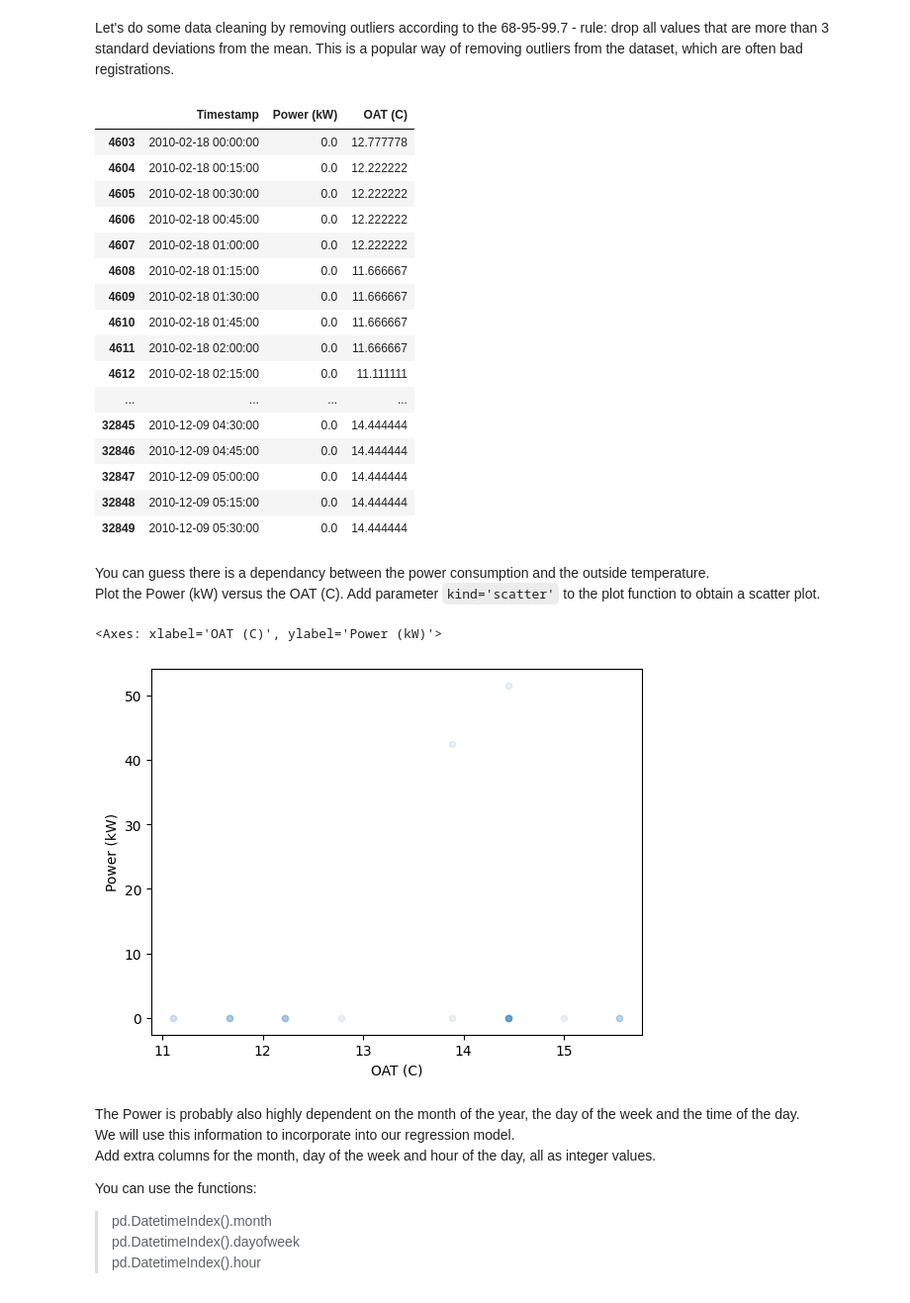
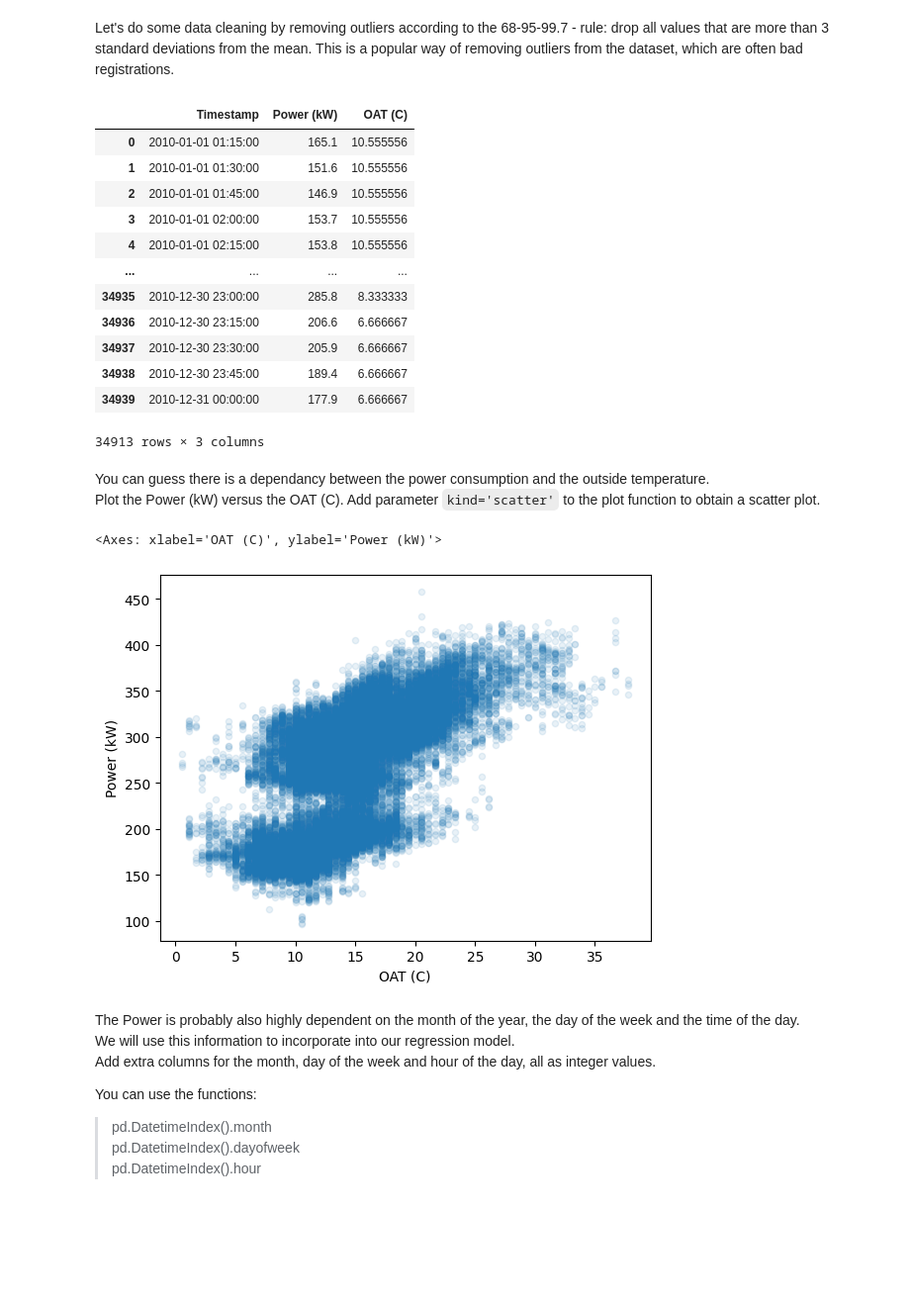
Before and after one commit to HOGENT-ML/course, a Jupyter notebook: 220-exercise_building_oat.ipynb, the cells around one changed output. Shown at 99% size. Cells and saved outputs as stored; diff of their text form; code cells hidden in the pictures; blank space fills up the shorter version.

```diff
--- a/220-exercise_building_oat.ipynb
+++ b/220-exercise_building_oat.ipynb
@@ -111,26 +111,22 @@ print(std)
 Let's do some data cleaning by removing outliers according to the 68-95-99.7 - rule: drop all values that are more than 3 standard deviations from the mean.
 This is a popular way of removing outliers from the dataset, which are often bad registrations.
 # %%
-oats = oats[(oats["Power (kW)"] < mean + 3 * std) & (oats["Power (kW)"] < mean - 3 * std)]
+oats = oats[(oats["Power (kW)"] < mean + 3 * std) & (oats["Power (kW)"] > mean - 3 * std)]
 oats
 # %% [output]
 |  | Timestamp | Power (kW) | OAT (C) |
-| 4603 | 2010-02-18 00:00:00 | 0.0 | 12.777778 |
-| 4604 | 2010-02-18 00:15:00 | 0.0 | 12.222222 |
-| 4605 | 2010-02-18 00:30:00 | 0.0 | 12.222222 |
-| 4606 | 2010-02-18 00:45:00 | 0.0 | 12.222222 |
-| 4607 | 2010-02-18 01:00:00 | 0.0 | 12.222222 |
-| 4608 | 2010-02-18 01:15:00 | 0.0 | 11.666667 |
-| 4609 | 2010-02-18 01:30:00 | 0.0 | 11.666667 |
-| 4610 | 2010-02-18 01:45:00 | 0.0 | 11.666667 |
-| 4611 | 2010-02-18 02:00:00 | 0.0 | 11.666667 |
-| 4612 | 2010-02-18 02:15:00 | 0.0 | 11.111111 |
+| 0 | 2010-01-01 01:15:00 | 165.1 | 10.555556 |
+| 1 | 2010-01-01 01:30:00 | 151.6 | 10.555556 |
+| 2 | 2010-01-01 01:45:00 | 146.9 | 10.555556 |
+| 3 | 2010-01-01 02:00:00 | 153.7 | 10.555556 |
+| 4 | 2010-01-01 02:15:00 | 153.8 | 10.555556 |
 | ... | ... | ... | ... |
-| 32845 | 2010-12-09 04:30:00 | 0.0 | 14.444444 |
-| 32846 | 2010-12-09 04:45:00 | 0.0 | 14.444444 |
-| 32847 | 2010-12-09 05:00:00 | 0.0 | 14.444444 |
-| 32848 | 2010-12-09 05:15:00 | 0.0 | 14.444444 |
-| 32849 | 2010-12-09 05:30:00 | 0.0 | 14.444444 |
+| 34935 | 2010-12-30 23:00:00 | 285.8 | 8.333333 |
+| 34936 | 2010-12-30 23:15:00 | 206.6 | 6.666667 |
+| 34937 | 2010-12-30 23:30:00 | 205.9 | 6.666667 |
+| 34938 | 2010-12-30 23:45:00 | 189.4 | 6.666667 |
+| 34939 | 2010-12-31 00:00:00 | 177.9 | 6.666667 |
+34913 rows × 3 columns
 # %% [markdown]
 You can guess there is a dependancy between the power consumption and the outside temperature.
 Plot the Power (kW) versus the OAT (C). Add parameter `kind='scatter'` to the plot function to obtain a scatter plot.
@@ -138,7 +134,7 @@ Plot the Power (kW) versus the OAT (C). Add parameter `kind='scatter'` to the pl
 oats.plot(kind='scatter', x='OAT (C)', y='Power (kW)', alpha=0.1)
 # %% [output]
 <Axes: xlabel='OAT (C)', ylabel='Power (kW)'>
-[figure, old version]
+[figure, new version]
 # %% [markdown]
 The Power is probably also highly dependent on the month of the year, the day of the week and the time of the day.
 We will use this information to incorporate into our regression model.
```
Also changed, not shown: parts of 7 cells of this notebook.
